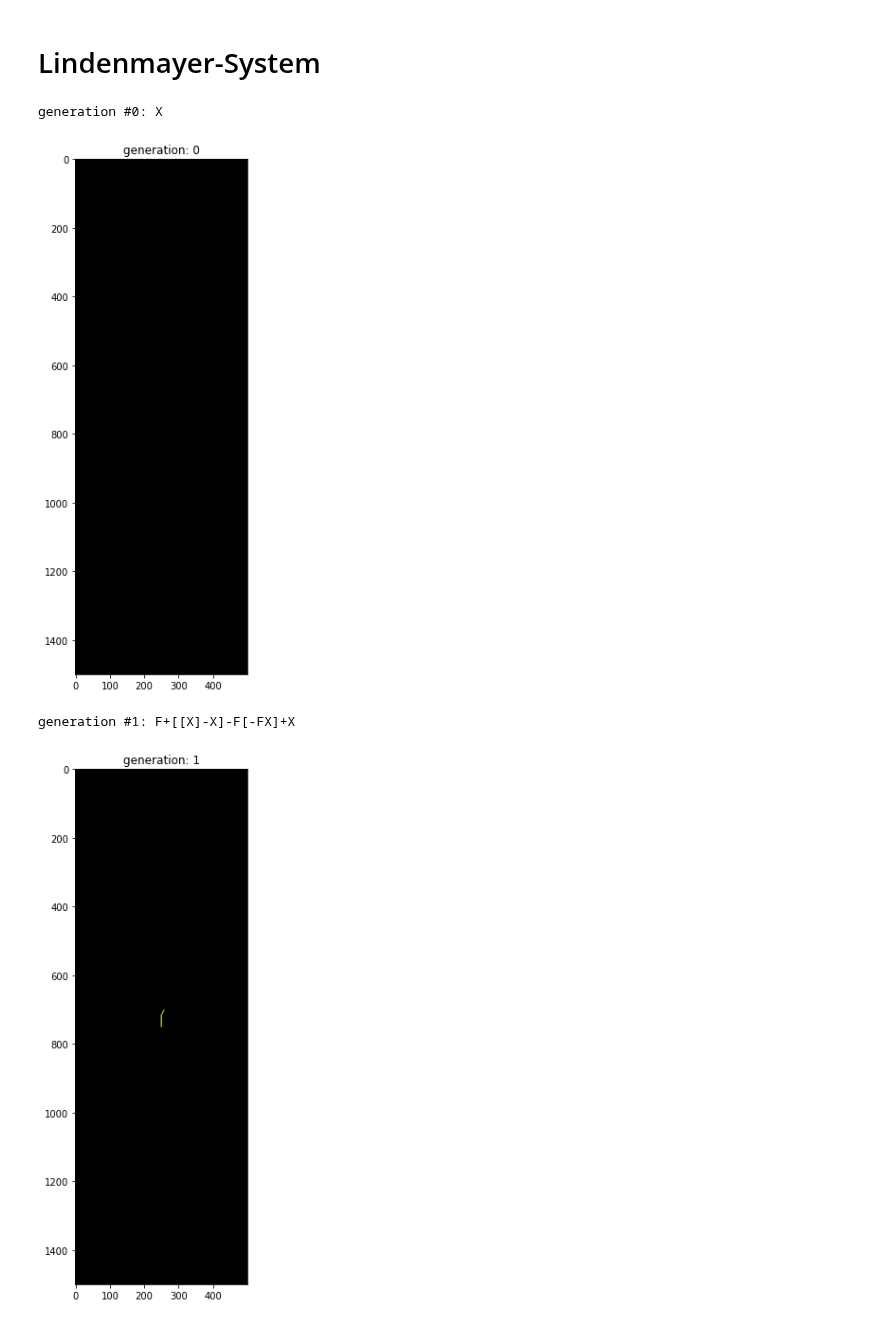
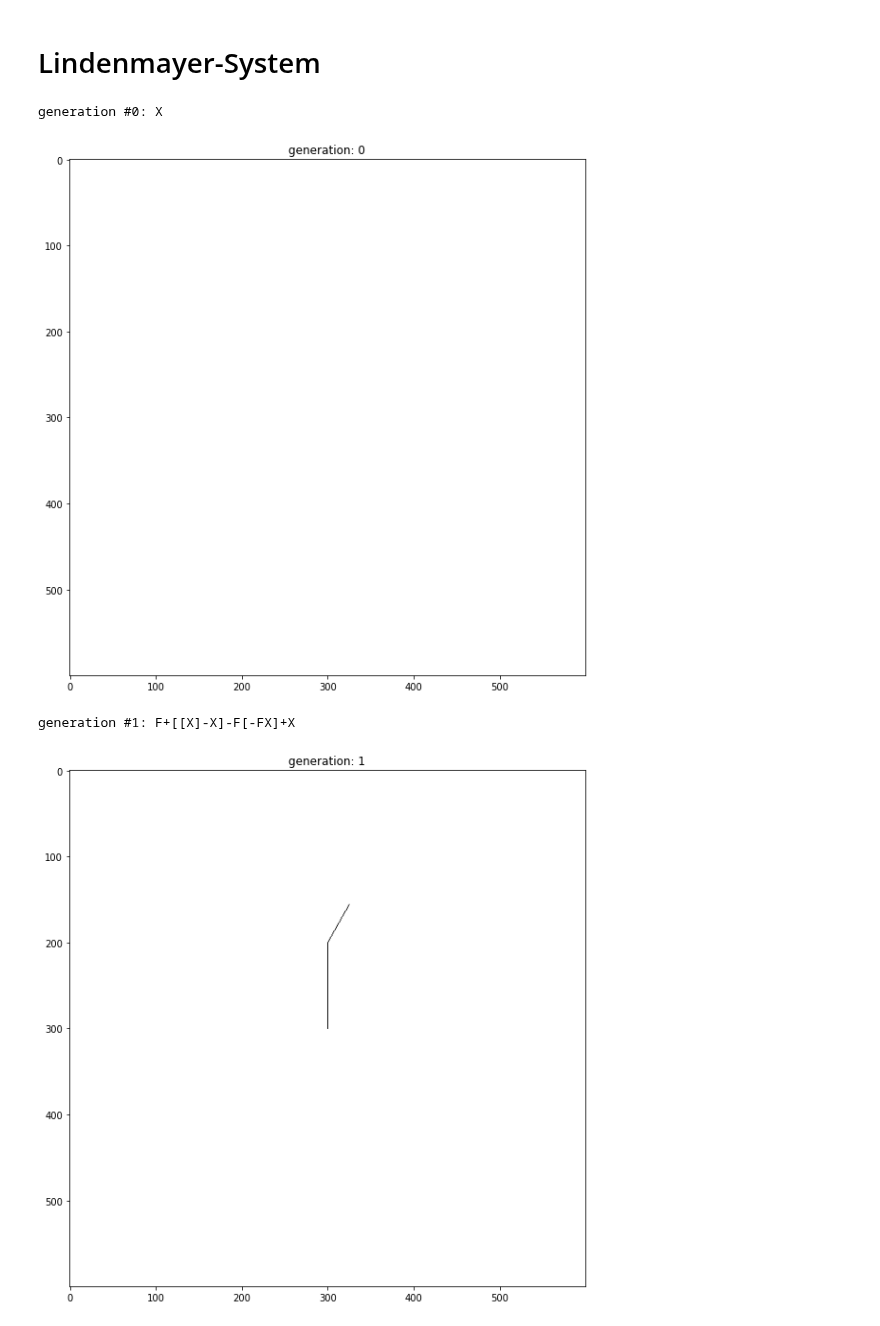
Before and after one commit to juebrauer/central, a Jupyter notebook: 047_lindenmayer_systems/lindenmayer_systems.ipynb, the cells around one changed output. Saved outputs shown, nothing was run; the diff lists cells and outputs as text; code cells hidden in the pictures.

Commit message:
1. L-system to use can now be chosen by defining the system-string 2. Reduction of drawing length from generation to generation by halving the length

```diff
--- a/047_lindenmayer_systems/lindenmayer_systems.ipynb
+++ b/047_lindenmayer_systems/lindenmayer_systems.ipynb
@@ -87,8 +87,8 @@ import numpy as np
 import matplotlib.pyplot as plt
 from collections import deque
 
-LINE_COLOR = (255,255,0) # yellow
-LINE_WIDTH = 2
+LINE_COLOR = (0,0,0) # black
+LINE_WIDTH = 1
 
 INTERMEDIATE_POINT_COLOR = (255,0,0)
 INTERMEDIATE_POINT_RADIUS = 3
@@ -99,6 +99,7 @@ class turtle_graphics:
         self.image_width = image_width
         self.image_height = image_height
         self.image = np.zeros(shape=(image_height, image_width, 3), dtype=np.uint8)
+        self.image += 255
 
         self.pos    = [image_width//2, image_height//2]
         self.orient = -np.pi/2
@@ -178,18 +180,6 @@ plt.show()
 # %%
 # activate one of the following L-systems
 # by decommenting the corresponding code lines!
-
-# L1: draws a hexagon
-"""
-P = { "F" : "F+F" }
-L = ( "F", P )
-NR_GENS = 4
-IMG_WIDTH  = 200
-IMG_HEIGHT = 200
-START_LENGTH = 20
-REDUCE_LENGTH = False
-ANGLE = 45
-"""
 
 
 # L2: nothing interesting
@@ -234,19 +224,6 @@ ANGLE = 120
 """
 
 
-
-
-# L5: Flower
-# see https://en.wikipedia.org/wiki/L-system#Example_7:_Fractal_plant
-P = { "X" : "F+[[X]-X]-F[-FX]+X",
-      "F" : "FF"}
-L = ( "X", P )
-NR_GENS = 7
-IMG_WIDTH  = 500
-IMG_HEIGHT = 1500
-START_LENGTH = 20
-REDUCE_LENGTH = True
-ANGLE = 30
 
 
 
@@ -289,35 +266,59 @@ def txt_to_graphics(generation_nr, txt, length, angle):
             t.turn(+angle)
         elif c=="[":
             t.push_pose()
         elif c=="]":
             t.pop_pose()
 
     plt.figure(figsize=(10,10))
     plt.imshow(t.image)
     plt.title(f"generation: {generation_nr}")
     plt.show()
 
 
+system = "L5"
+
+if system == "L1":
+    # L1: draws a hexagon
+    P = { "F" : "F+F" }
+    L = ( "F", P )
+    NR_GENS = 4
+    IMG_WIDTH, IMG_HEIGHT = 200,200
+    START_LENGTH = 20
+    REDUCE_LENGTH = False
+    ANGLE = 45
+
+if system == "L5":
+    # L5: Flower
+    # see https://en.wikipedia.org/wiki/L-system#Example_7:_Fractal_plant
+    P = { "X" : "F+[[X]-X]-F[-FX]+X",
+          "F" : "FF"}
+    L = ( "X", P )
+    NR_GENS = 10
+    IMG_WIDTH, IMG_HEIGHT = 600,600
+    START_LENGTH = 100
+    REDUCE_LENGTH = True
+    ANGLE = 30
+
 
 txt = L[0]
 P = L[1]
 length = START_LENGTH
 for gen_nr in range(0, NR_GENS):
 
     if gen_nr <= 3:
         print(f"generation #{gen_nr}: {txt}")
     else:
         print(f"generation #{gen_nr}")
 
     txt_to_graphics(gen_nr, txt, length, ANGLE )
 
     txt = substitute( txt, P )
 
     if REDUCE_LENGTH:
-        length = length - 3
+        length = length / 2
 # %% [output]
 generation #0: X
-[figure, old version]
+[figure, new version]
 generation #1: F+[[X]-X]-F[-FX]+X
-[figure, old version]
+[figure, new version]
 generation #2: FF+[[F+[[X]-X]-F[-FX]+X]-F+[[X]-X]-F[-FX]+X]-FF[-FFF+[[X]-X]-F[-FX]+X]+F+[[X]-X]-F[-FX]+X
```
Also changed, not shown: parts of 2 cells of this notebook.
